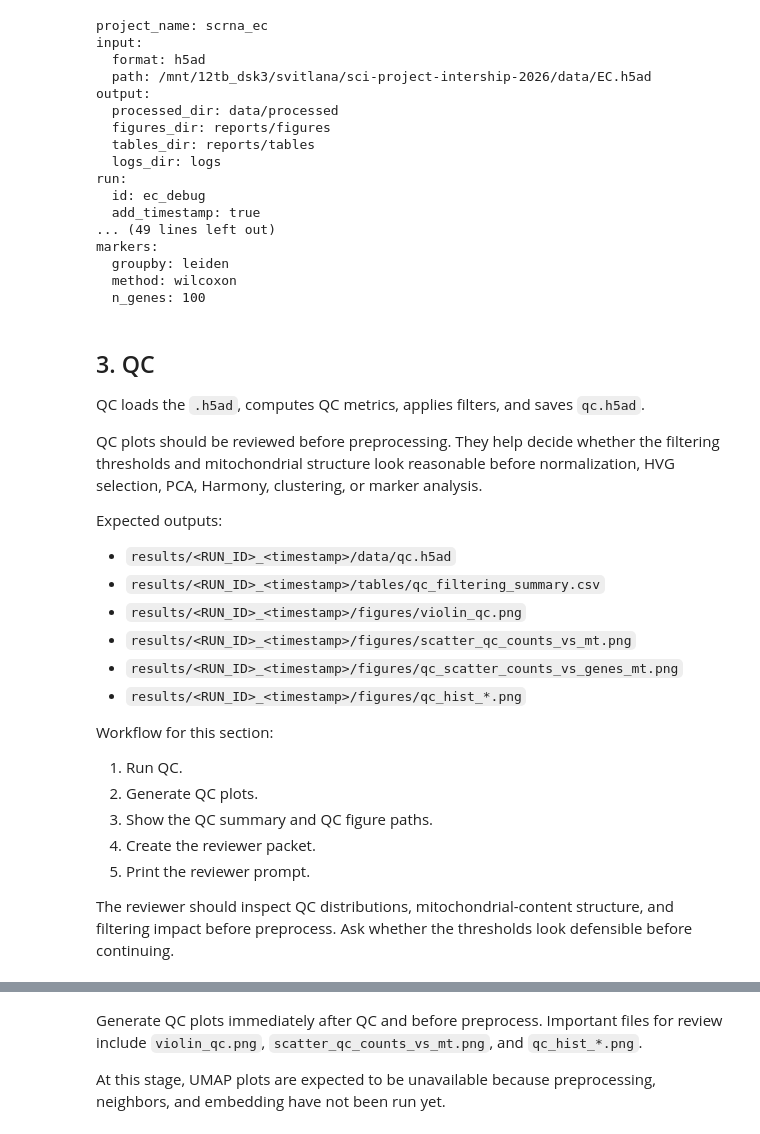
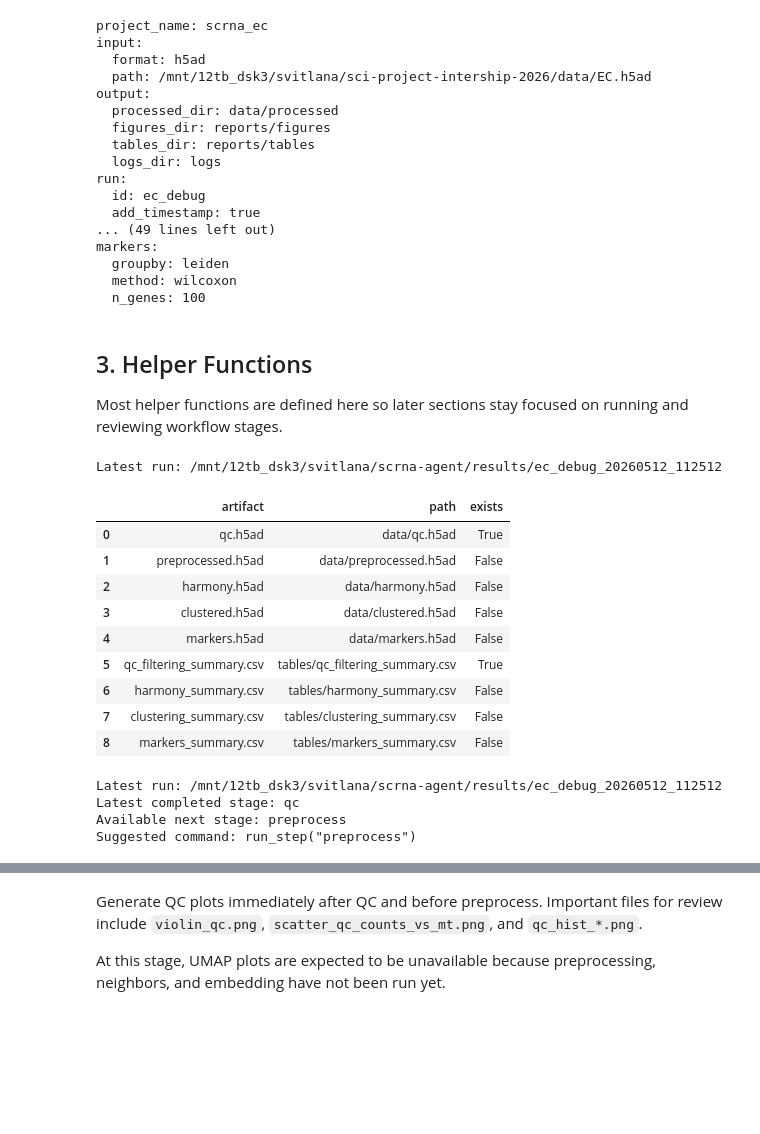
Before and after one commit to SvitlanaMyroshnychenko/ai-assisted-scrna, a Jupyter notebook: notebooks/01_run_scrna_pipeline.ipynb, the cells around one changed output, grey strips where cells are left out. Cells and saved outputs as stored; diff of their text form; code cells hidden in the pictures; blank space fills up the shorter version.

Commit message:
show_workflow, suggest_next_action functions added

```diff
--- a/notebooks/01_run_scrna_pipeline.ipynb
+++ b/notebooks/01_run_scrna_pipeline.ipynb
@@ -16,14 +18,15 @@ from pathlib import Path
 import os
 
 DATASET_ID = "EC"
-PROJECT_ROOT = Path("/project_root")
-PYTHON = Path("/env_scanpy/bin/python")
-DATA_ROOT = Path("/data_root")
+PROJECT_ROOT = Path("/mnt/12tb_dsk3/svitlana/scrna-agent")
+PYTHON = Path("/mnt/12tb_dsk3/svitlana/sci-project-intership-2026/env_scanpy/bin/python")
+DATA_ROOT = Path("/mnt/12tb_dsk3/svitlana/sci-project-intership-2026/data")
 DATA_PATH = DATA_ROOT / f"{DATASET_ID}.h5ad"
 RUN_ID = f"{DATASET_ID.lower()}_debug"
 CONFIG_PATH = PROJECT_ROOT / "configs" / "pipeline.server.yaml"
 SCRIPT_PATH = PROJECT_ROOT / "scripts" / "scrna_pipeline.py"
 RESULTS_ROOT = PROJECT_ROOT / "results"
+
 os.chdir(PROJECT_ROOT)
 
 PROJECT_ROOT, PYTHON, DATA_ROOT, DATA_PATH, RUN_ID, CONFIG_PATH, SCRIPT_PATH, RESULTS_ROOT
@@ -207,30 +217,9 @@ markers:
   method: wilcoxon
   n_genes: 100
 # %% [markdown]
-## 3. QC
+## 3. Helper Functions
 
-QC loads the `.h5ad`, computes QC metrics, applies filters, and saves `qc.h5ad`.
-
-QC plots should be reviewed before preprocessing. They help decide whether the filtering thresholds and mitochondrial structure look reasonable before normalization, HVG selection, PCA, Harmony, clustering, or marker analysis.
-
-Expected outputs:
-
-- `results/<RUN_ID>_<timestamp>/data/qc.h5ad`
-- `results/<RUN_ID>_<timestamp>/tables/qc_filtering_summary.csv`
-- `results/<RUN_ID>_<timestamp>/figures/violin_qc.png`
-- `results/<RUN_ID>_<timestamp>/figures/scatter_qc_counts_vs_mt.png`
-- `results/<RUN_ID>_<timestamp>/figures/qc_scatter_counts_vs_genes_mt.png`
-- `results/<RUN_ID>_<timestamp>/figures/qc_hist_*.png`
-
-Workflow for this section:
-
-1. Run QC.
-2. Generate QC plots.
-3. Show the QC summary and QC figure paths.
-4. Create the reviewer packet.
-5. Print the reviewer prompt.
-
-The reviewer should inspect QC distributions, mitochondrial-content structure, and filtering impact before preprocess. Ask whether the thresholds look defensible before continuing.
+Most helper functions are defined here so later sections stay focused on running and reviewing workflow stages.
 # %%
 import subprocess
 import pandas as pd
@@ -778,3 +841,24 @@ Please review this single-cell run using only the packet content below and any p
     from IPython.display import Markdown, display
 
     print(prompt)
+# %%
+show_workflow_status()
+# %% [output]
+Latest run: /mnt/12tb_dsk3/svitlana/scrna-agent/results/ec_debug_20260512_112512
+|  | artifact | path | exists |
+| 0 | qc.h5ad | data/qc.h5ad | True |
+| 1 | preprocessed.h5ad | data/preprocessed.h5ad | False |
+| 2 | harmony.h5ad | data/harmony.h5ad | False |
+| 3 | clustered.h5ad | data/clustered.h5ad | False |
+| 4 | markers.h5ad | data/markers.h5ad | False |
+| 5 | qc_filtering_summary.csv | tables/qc_filtering_summary.csv | True |
+| 6 | harmony_summary.csv | tables/harmony_summary.csv | False |
+| 7 | clustering_summary.csv | tables/clustering_summary.csv | False |
+| 8 | markers_summary.csv | tables/markers_summary.csv | False |
+# %%
+suggest_next_action()
+# %% [output]
+Latest run: /mnt/12tb_dsk3/svitlana/scrna-agent/results/ec_debug_20260512_112512
+Latest completed stage: qc
+Available next stage: preprocess
+Suggested command: run_step("preprocess")
```
Also changed, not shown: parts of 16 cells of this notebook.
